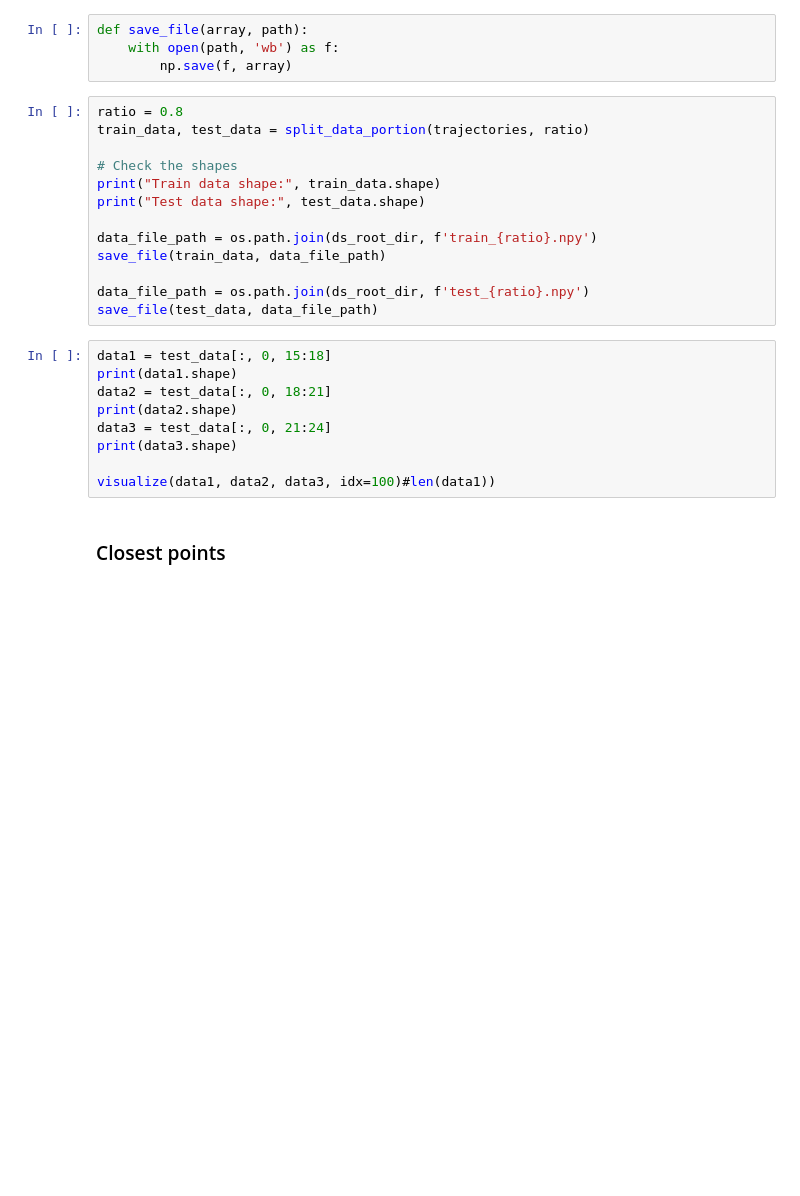
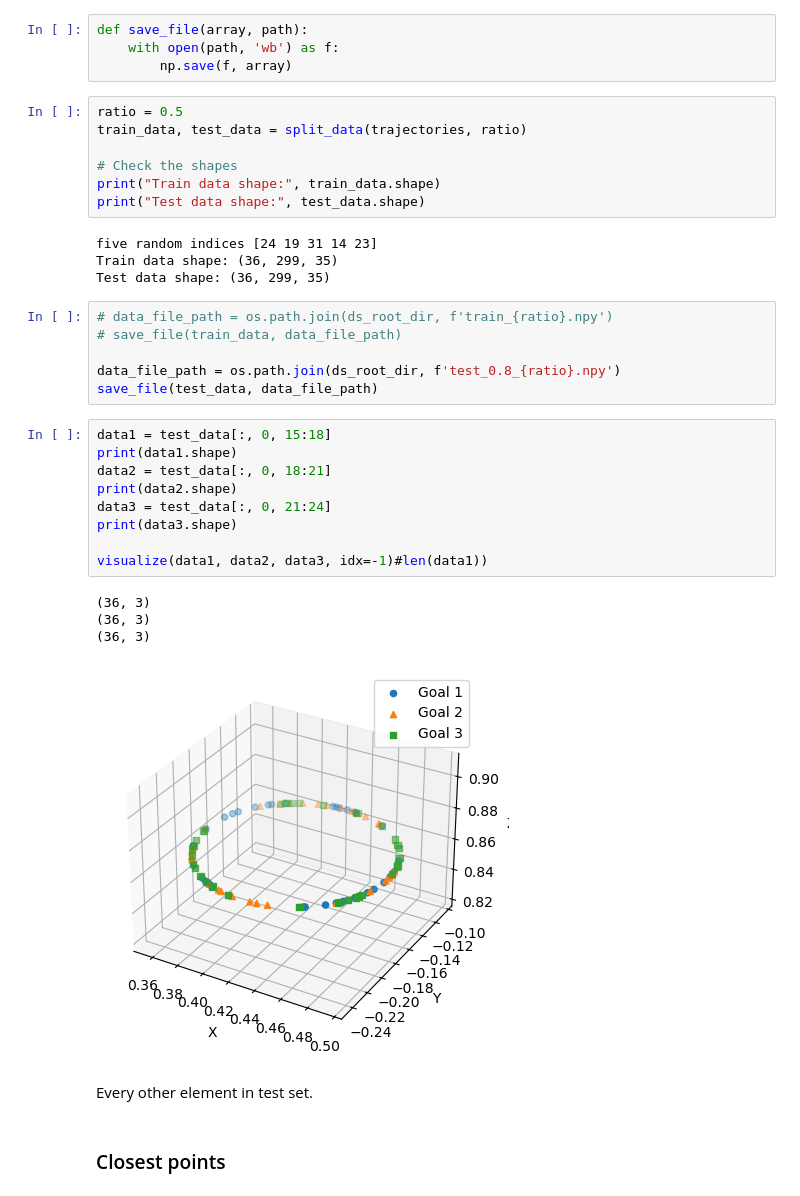
Before and after one commit to arash-mehrabi-z/dnfc-torobo, a Jupyter notebook: feedback_controller/fbc/neural_network/data.ipynb, the cells around one changed output. Drawn from its saved outputs; the diff is of its cells as text; blank space fills up the shorter version.

```diff
--- a/feedback_controller/fbc/neural_network/data.ipynb
+++ b/feedback_controller/fbc/neural_network/data.ipynb
@@ -84,28 +108,39 @@ def split_data_portion(data, split_ratio):
 def save_file(array, path):
     with open(path, 'wb') as f:
         np.save(f, array)
+# %%
+ratio = 0.5
+train_data, test_data = split_data(trajectories, ratio)
+
+# Check the shapes
+print("Train data shape:", train_data.shape)
+print("Test data shape:", test_data.shape)
+# %% [output]
+five random indices [24 19 31 14 23]
+Train data shape: (36, 299, 35)
+Test data shape: (36, 299, 35)
 # %%
-ratio = 0.8
-train_data, test_data = split_data_portion(trajectories, ratio)
+# data_file_path = os.path.join(ds_root_dir, f'train_{ratio}.npy')
+# save_file(train_data, data_file_path)
 
-# Check the shapes
-print("Train data shape:", train_data.shape)
-print("Test data shape:", test_data.shape)
-
-data_file_path = os.path.join(ds_root_dir, f'train_{ratio}.npy')
-save_file(train_data, data_file_path)
-
-data_file_path = os.path.join(ds_root_dir, f'test_{ratio}.npy')
+data_file_path = os.path.join(ds_root_dir, f'test_0.8_{ratio}.npy')
 save_file(test_data, data_file_path)
 # %%
 data1 = test_data[:, 0, 15:18]
 print(data1.shape)
 data2 = test_data[:, 0, 18:21]
 print(data2.shape)
 data3 = test_data[:, 0, 21:24]
 print(data3.shape)
 
-visualize(data1, data2, data3, idx=100)#len(data1))
+visualize(data1, data2, data3, idx=-1)#len(data1))
+# %% [output]
+(36, 3)
+(36, 3)
+(36, 3)
+[figure, added]
+# %% [markdown]
+Every other element in test set.
 # %% [markdown]
 ### Closest points
 # %%
```
Also changed, not shown: parts of 11 cells of this notebook, 1 other file.
